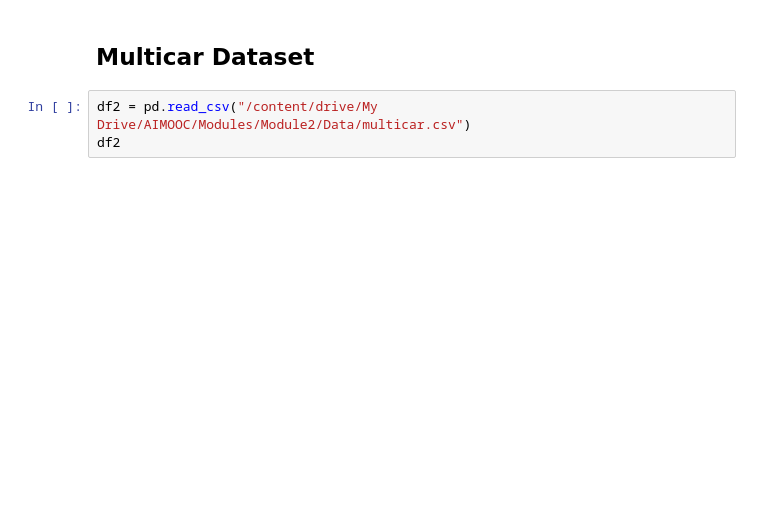
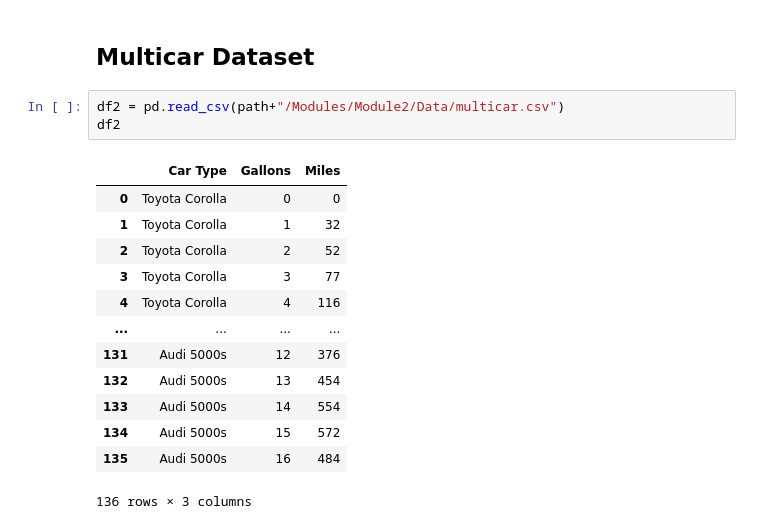
Before and after one commit to engineer-e/Understanding-the-World-Through-Data, a Jupyter notebook: AIMOOC/Modules/Module2/student_lec1_linear_regression.ipynb, the cells around one changed output. Cells and saved outputs as stored; diff of their text form; blank space fills up the shorter version.

```diff
--- a/AIMOOC/Modules/Module2/student_lec1_linear_regression.ipynb
+++ b/AIMOOC/Modules/Module2/student_lec1_linear_regression.ipynb
@@ -81,8 +110,22 @@ plt.title("How Many Miles Toyota Corolla Travels on Some Number of Gallons")
 # %% [markdown]
 ## Multicar Dataset
 # %%
-df2 = pd.read_csv("/content/drive/My Drive/AIMOOC/Modules/Module2/Data/multicar.csv")
+df2 = pd.read_csv(path+"/Modules/Module2/Data/multicar.csv")
 df2
+# %% [output]
+|  | Car Type | Gallons | Miles |
+| 0 | Toyota Corolla | 0 | 0 |
+| 1 | Toyota Corolla | 1 | 32 |
+| 2 | Toyota Corolla | 2 | 52 |
+| 3 | Toyota Corolla | 3 | 77 |
+| 4 | Toyota Corolla | 4 | 116 |
+| ... | ... | ... | ... |
+| 131 | Audi 5000s | 12 | 376 |
+| 132 | Audi 5000s | 13 | 454 |
+| 133 | Audi 5000s | 14 | 554 |
+| 134 | Audi 5000s | 15 | 572 |
+| 135 | Audi 5000s | 16 | 484 |
+136 rows × 3 columns
 # %%
 plt.scatter(df2["Gallons"], df2["Miles"])
 plt.xlabel("Gallons")
```
Also changed, not shown: parts of 9 cells of this notebook.
